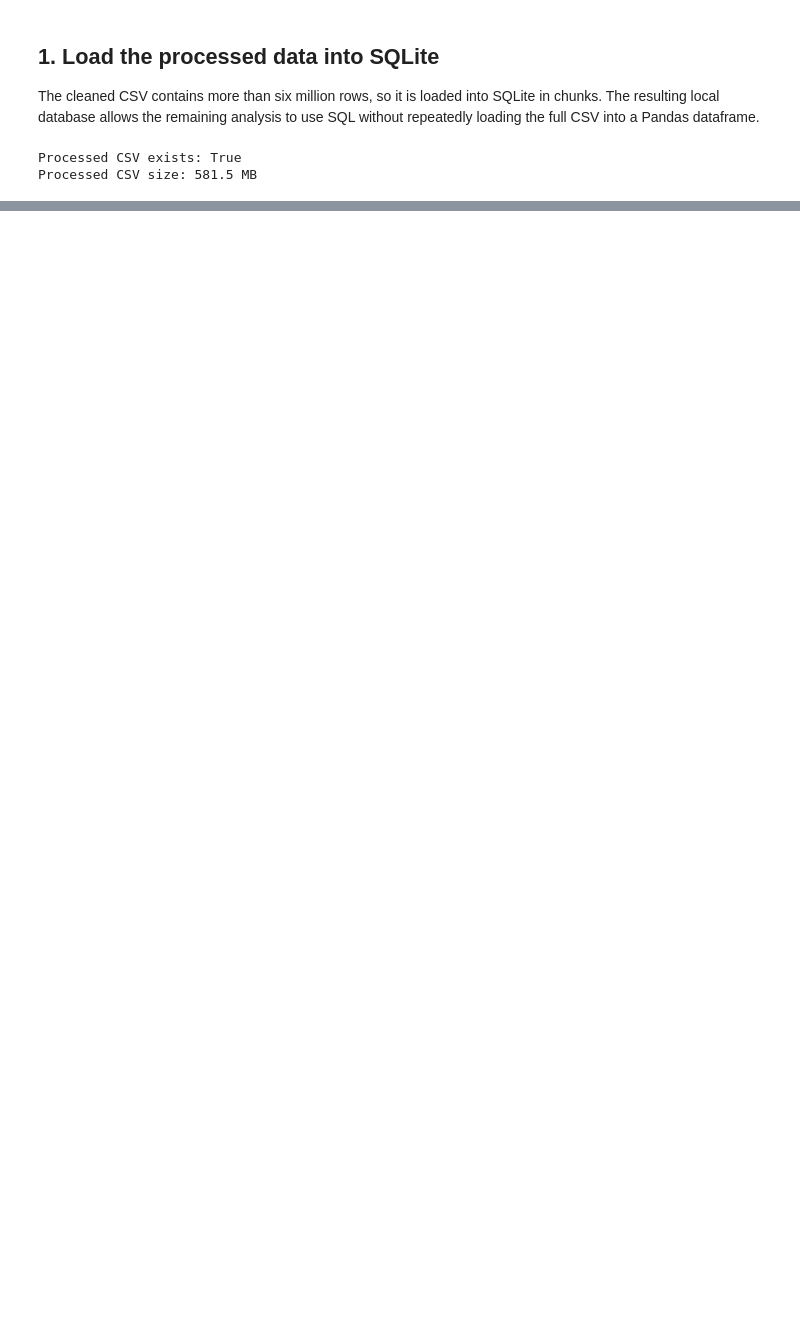
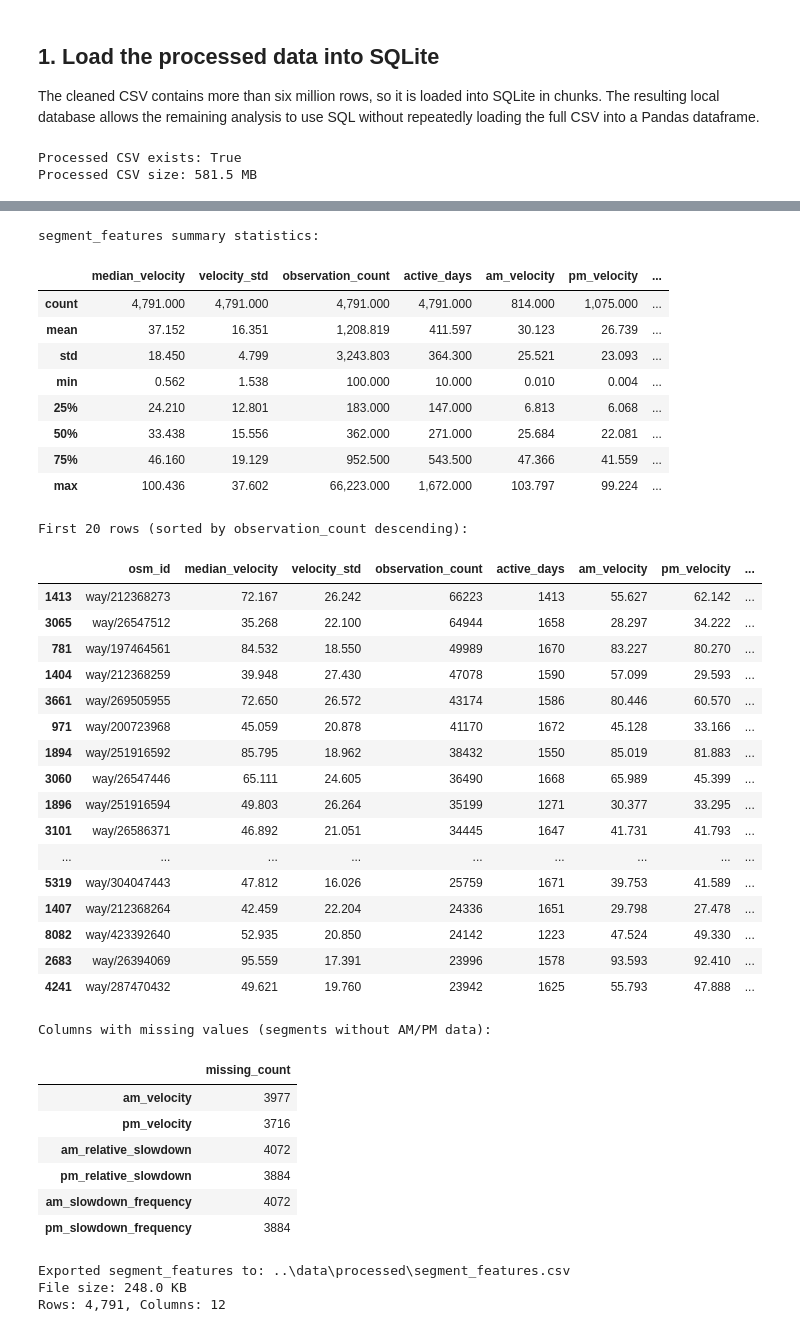
Before and after one commit to hafezomar/lebanon-traffic-ml, a Jupyter notebook: notebooks/01_sql_traffic_analysis.ipynb, the cells around one changed output, grey strips where cells are left out. Cells and saved outputs as stored; diff of their text form; code cells hidden in the pictures; blank space fills up the shorter version.

```diff
--- a/notebooks/01_sql_traffic_analysis.ipynb
+++ b/notebooks/01_sql_traffic_analysis.ipynb
@@ -61,0 +897,64 @@ Active table: traffic_observations
+# %%
+# --- Inspect the feature table ---
+print('segment_features summary statistics:')
+display(segment_features.describe().round(3))
+
+print('\nFirst 20 rows (sorted by observation_count descending):')
+display(segment_features.sort_values('observation_count', ascending=False).head(20))
+
+# Check for NaN values
+nan_counts = segment_features.isna().sum()
+if nan_counts.any():
+    print('\nColumns with missing values (segments without AM/PM data):')
+    display(nan_counts[nan_counts > 0].to_frame('missing_count'))
+else:
+    print('\nNo missing values in segment_features.')
+# %% [output]
+segment_features summary statistics:
+|  | median_velocity | velocity_std | observation_count | active_days | am_velocity | pm_velocity | ... |
+| count | 4,791.000 | 4,791.000 | 4,791.000 | 4,791.000 | 814.000 | 1,075.000 | ... |
+| mean | 37.152 | 16.351 | 1,208.819 | 411.597 | 30.123 | 26.739 | ... |
+| std | 18.450 | 4.799 | 3,243.803 | 364.300 | 25.521 | 23.093 | ... |
+| min | 0.562 | 1.538 | 100.000 | 10.000 | 0.010 | 0.004 | ... |
+| 25% | 24.210 | 12.801 | 183.000 | 147.000 | 6.813 | 6.068 | ... |
+| 50% | 33.438 | 15.556 | 362.000 | 271.000 | 25.684 | 22.081 | ... |
+| 75% | 46.160 | 19.129 | 952.500 | 543.500 | 47.366 | 41.559 | ... |
+| max | 100.436 | 37.602 | 66,223.000 | 1,672.000 | 103.797 | 99.224 | ... |
+First 20 rows (sorted by observation_count descending):
+|  | osm_id | median_velocity | velocity_std | observation_count | active_days | am_velocity | pm_velocity | ... |
+| 1413 | way/212368273 | 72.167 | 26.242 | 66223 | 1413 | 55.627 | 62.142 | ... |
+| 3065 | way/26547512 | 35.268 | 22.100 | 64944 | 1658 | 28.297 | 34.222 | ... |
+| 781 | way/197464561 | 84.532 | 18.550 | 49989 | 1670 | 83.227 | 80.270 | ... |
+| 1404 | way/212368259 | 39.948 | 27.430 | 47078 | 1590 | 57.099 | 29.593 | ... |
+| 3661 | way/269505955 | 72.650 | 26.572 | 43174 | 1586 | 80.446 | 60.570 | ... |
+| 971 | way/200723968 | 45.059 | 20.878 | 41170 | 1672 | 45.128 | 33.166 | ... |
+| 1894 | way/251916592 | 85.795 | 18.962 | 38432 | 1550 | 85.019 | 81.883 | ... |
+| 3060 | way/26547446 | 65.111 | 24.605 | 36490 | 1668 | 65.989 | 45.399 | ... |
+| 1896 | way/251916594 | 49.803 | 26.264 | 35199 | 1271 | 30.377 | 33.295 | ... |
+| 3101 | way/26586371 | 46.892 | 21.051 | 34445 | 1647 | 41.731 | 41.793 | ... |
+| ... | ... | ... | ... | ... | ... | ... | ... | ... |
+| 5319 | way/304047443 | 47.812 | 16.026 | 25759 | 1671 | 39.753 | 41.589 | ... |
+| 1407 | way/212368264 | 42.459 | 22.204 | 24336 | 1651 | 29.798 | 27.478 | ... |
+| 8082 | way/423392640 | 52.935 | 20.850 | 24142 | 1223 | 47.524 | 49.330 | ... |
+| 2683 | way/26394069 | 95.559 | 17.391 | 23996 | 1578 | 93.593 | 92.410 | ... |
+| 4241 | way/287470432 | 49.621 | 19.760 | 23942 | 1625 | 55.793 | 47.888 | ... |
+Columns with missing values (segments without AM/PM data):
+|  | missing_count |
+| am_velocity | 3977 |
+| pm_velocity | 3716 |
+| am_relative_slowdown | 4072 |
+| pm_relative_slowdown | 3884 |
+| am_slowdown_frequency | 4072 |
+| pm_slowdown_frequency | 3884 |
+# %%
+# --- Export ---
+FEATURES_PATH = PROCESSED_DIR / 'segment_features.csv'
+segment_features.to_csv(FEATURES_PATH, index=False)
+
+print(f'Exported segment_features to: {FEATURES_PATH}')
+print(f'File size: {FEATURES_PATH.stat().st_size / 1024:,.1f} KB')
+print(f'Rows: {len(segment_features):,}, Columns: {len(segment_features.columns)}')
+# %% [output]
+Exported segment_features to: ..\data\processed\segment_features.csv
+File size: 248.0 KB
+Rows: 4,791, Columns: 12
```
Also changed, not shown: parts of 40 cells of this notebook, 4 other files.
